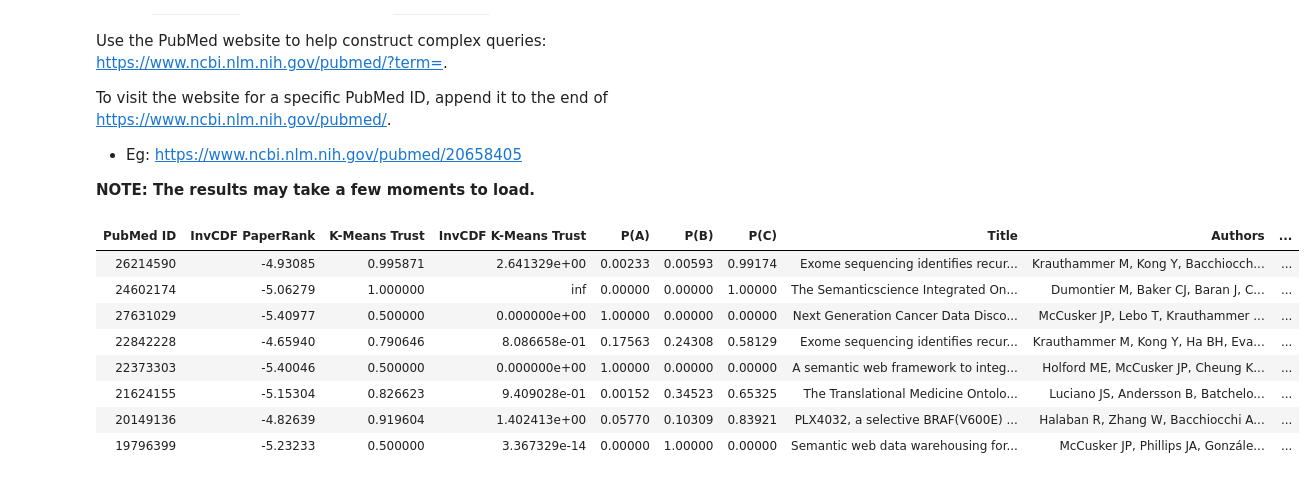
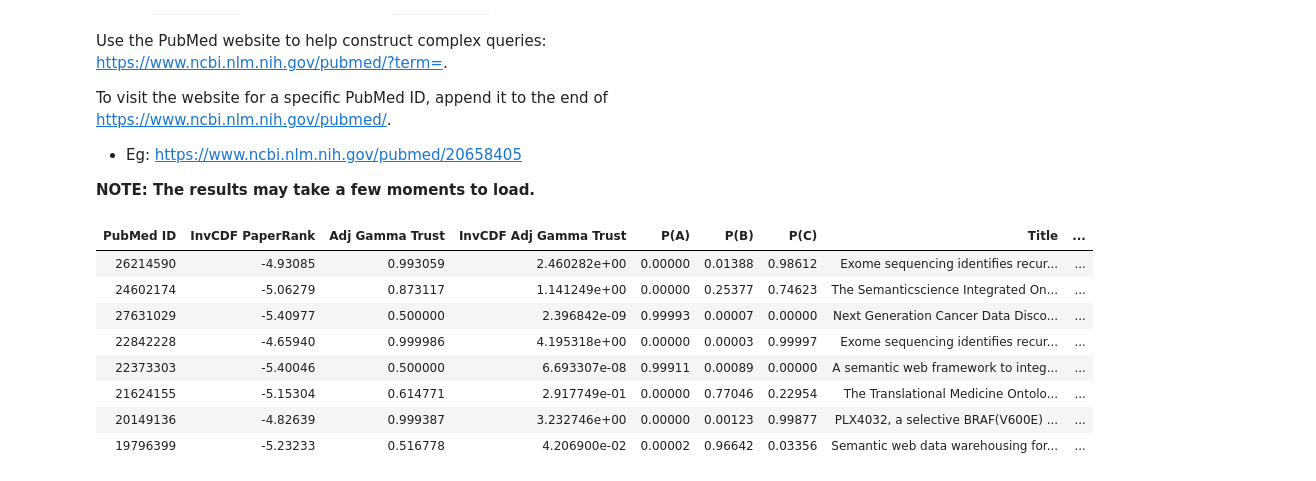
Before and after one commit to rukmal/PaperRank-Analysis, a Jupyter notebook: PubMed PaperRank Analysis.ipynb, the cells around one changed output. Cells and saved outputs as stored; diff of their text form; code cells hidden in the pictures.

Commit message:
Added a mixture of Gamma distributions (literally took forever), and we have good scores now. Added functionality to export the trust score to Google Drive as a CSV.

```diff
--- a/PubMed PaperRank Analysis.ipynb
+++ b/PubMed PaperRank Analysis.ipynb
@@ -2233,0 +3547,2 @@ See [this document](https://drive.google.com/file/d/1USckOJ74AXkk03cCeOeGEf8V02i
+# %%
+pr_gamma_t = p_gamma_c
@@ -2233,0 +3556,2 @@ See [this document](https://drive.google.com/file/d/1USckOJ74AXkk03cCeOeGEf8V02i
+# %%
+pr_gamma_nt = p_gamma_a + p_gamma_b
@@ -2233,0 +3562,6 @@ See [this document](https://drive.google.com/file/d/1USckOJ74AXkk03cCeOeGEf8V02i
+# %%
+# Computing trust scores
+pr_gamma_trust, pr_gamma_trust_unscaled = computeTrust(
+                                            pr_t=pr_gamma_t,
+                                            pr_nt=pr_gamma_nt,
+                                            baseline_trust=gamma_baseline_trust)
@@ -2233,0 +3588,9 @@ See [this document](https://drive.google.com/file/d/1USckOJ74AXkk03cCeOeGEf8V02i
+# %%
+# Getting max value strictly less than 1
+max_lt1_trust = np.max(pr_gamma_trust[pr_gamma_trust < 1])
+
+# Computing unscaled adjusted trust
+pr_gamma_trust_adj_unscaled = pr_gamma_trust_unscaled * max_lt1_trust
+
+# Computing adjusted trust
+pr_gamma_trust_adj = (pr_gamma_trust_adj_unscaled * (1 - gamma_baseline_trust)) + gamma_baseline_trust
@@ -2256,7 +3717,7 @@ result_id = pubMedSearch(search_term)
 
 # Defining result DataFrame
 result = pd.DataFrame(columns=['PubMed ID', 'InvCDF PaperRank',
-                               'K-Means Trust', 'InvCDF K-Means Trust',
+                               'Adj Gamma Trust', 'InvCDF Adj Gamma Trust',
                                'P(A)', 'P(B)', 'P(C)',
                                'Title', 'Authors', 'Year'])
 
@@ -2271,43 +3732,44 @@ for i in range(len(result_id)):
     # Getting MetaData
     metadata = getPublicationMetadata(str(current_id))
 
    # Getting prediction index
     idx = np.where(current_id == pr_id)[0][0]
   except:
     # Skip if not found
     continue
 
   # Adding to result
   rowdata = [current_id, pr_invcdf[idx],
-             pr_kmeans_trust[idx], norm.ppf(pr_kmeans_trust[idx]),
-             pr_kmeans_softmax[:,0][idx], pr_kmeans_softmax[:,1][idx],
-             pr_kmeans_softmax[:,2][idx],
+             pr_gamma_trust_adj[idx], norm.ppf(pr_gamma_trust_adj[idx]),
+             pr_gamma_model.posterior[0][idx],
+             pr_gamma_model.posterior[1][idx],
+             pr_gamma_model.posterior[2][idx],
              metadata[0], metadata[1], metadata[2]]
 
   result.loc[i] = rowdata
 
 # Changing Pandas display settings to show full table
 pd.set_option('max_colwidth', 1000)
 pd.set_option('expand_frame_repr', True)
 
 # Rounding
 decimals = pd.Series([5, 10, 5, 5, 5], index=['InvCDF PaperRank',
-                                              'K-Means Trust',
+                                              'Adj Gamma Trust',
                                               'P(A)', 'P(B)', 'P(C)'])
 
 # Displaying table
 display(HTML(result.round(decimals).to_html(index=False)))
 
 # Reset Pandas settings
 pd.reset_option('max_colwidth')
 pd.reset_option('expand_frame_repr')
 # %% [output]
-| PubMed ID | InvCDF PaperRank | K-Means Trust | InvCDF K-Means Trust | P(A) | P(B) | P(C) | Title | Authors | ... |
-| 26214590 | -4.93085 | 0.995871 | 2.641329e+00 | 0.00233 | 0.00593 | 0.99174 | Exome sequencing identifies recur... | Krauthammer M, Kong Y, Bacchiocch... | ... |
-| 24602174 | -5.06279 | 1.000000 | inf | 0.00000 | 0.00000 | 1.00000 | The Semanticscience Integrated On... | Dumontier M, Baker CJ, Baran J, C... | ... |
-| 27631029 | -5.40977 | 0.500000 | 0.000000e+00 | 1.00000 | 0.00000 | 0.00000 | Next Generation Cancer Data Disco... | McCusker JP, Lebo T, Krauthammer ... | ... |
-| 22842228 | -4.65940 | 0.790646 | 8.086658e-01 | 0.17563 | 0.24308 | 0.58129 | Exome sequencing identifies recur... | Krauthammer M, Kong Y, Ha BH, Eva... | ... |
-| 22373303 | -5.40046 | 0.500000 | 0.000000e+00 | 1.00000 | 0.00000 | 0.00000 | A semantic web framework to integ... | Holford ME, McCusker JP, Cheung K... | ... |
-| 21624155 | -5.15304 | 0.826623 | 9.409028e-01 | 0.00152 | 0.34523 | 0.65325 | The Translational Medicine Ontolo... | Luciano JS, Andersson B, Batchelo... | ... |
-| 20149136 | -4.82639 | 0.919604 | 1.402413e+00 | 0.05770 | 0.10309 | 0.83921 | PLX4032, a selective BRAF(V600E) ... | Halaban R, Zhang W, Bacchiocchi A... | ... |
-| 19796399 | -5.23233 | 0.500000 | 3.367329e-14 | 0.00000 | 1.00000 | 0.00000 | Semantic web data warehousing for... | McCusker JP, Phillips JA, Gonzále... | ... |
+| PubMed ID | InvCDF PaperRank | Adj Gamma Trust | InvCDF Adj Gamma Trust | P(A) | P(B) | P(C) | Title | ... |
+| 26214590 | -4.93085 | 0.993059 | 2.460282e+00 | 0.00000 | 0.01388 | 0.98612 | Exome sequencing identifies recur... | ... |
+| 24602174 | -5.06279 | 0.873117 | 1.141249e+00 | 0.00000 | 0.25377 | 0.74623 | The Semanticscience Integrated On... | ... |
+| 27631029 | -5.40977 | 0.500000 | 2.396842e-09 | 0.99993 | 0.00007 | 0.00000 | Next Generation Cancer Data Disco... | ... |
+| 22842228 | -4.65940 | 0.999986 | 4.195318e+00 | 0.00000 | 0.00003 | 0.99997 | Exome sequencing identifies recur... | ... |
+| 22373303 | -5.40046 | 0.500000 | 6.693307e-08 | 0.99911 | 0.00089 | 0.00000 | A semantic web framework to integ... | ... |
+| 21624155 | -5.15304 | 0.614771 | 2.917749e-01 | 0.00000 | 0.77046 | 0.22954 | The Translational Medicine Ontolo... | ... |
+| 20149136 | -4.82639 | 0.999387 | 3.232746e+00 | 0.00000 | 0.00123 | 0.99877 | PLX4032, a selective BRAF(V600E) ... | ... |
+| 19796399 | -5.23233 | 0.516778 | 4.206900e-02 | 0.00002 | 0.96642 | 0.03356 | Semantic web data warehousing for... | ... |
```
Also changed, not shown: parts of 88 cells of this notebook.
